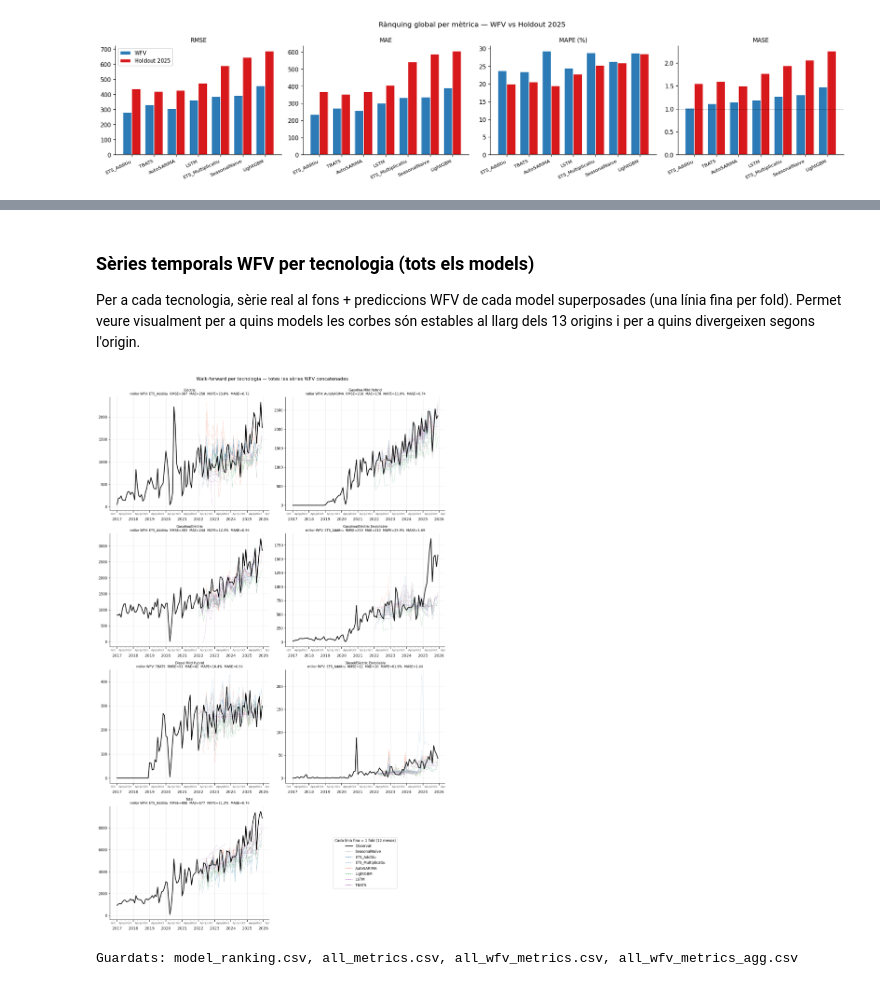
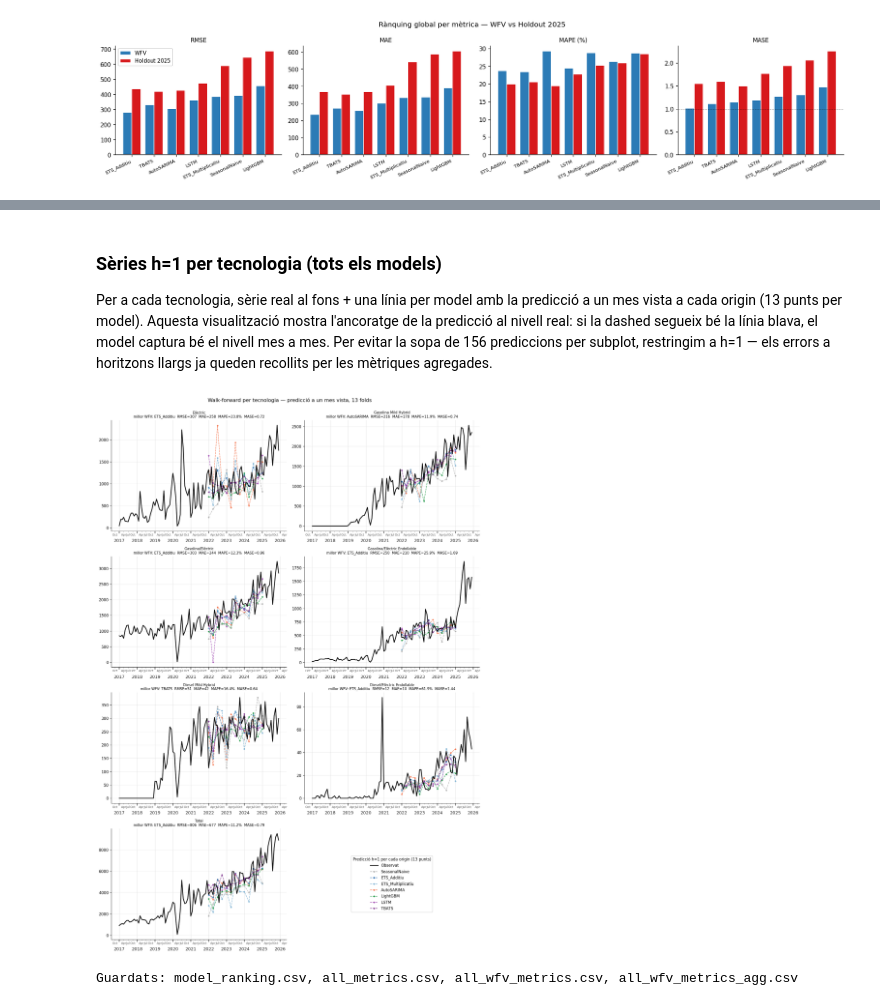
Before and after one commit to C0SBEL/projecte-forecasting, a Jupyter notebook: notebooks/evaluation.ipynb, the cells around one changed output, grey strips where cells are left out. Saved outputs shown, nothing was run; the diff lists cells and outputs as text; code cells hidden in the pictures.

```diff
--- a/notebooks/evaluation.ipynb
+++ b/notebooks/evaluation.ipynb
@@ -332,8 +332,10 @@ El rànquing de la secció 2 i les comparacions de la secció 3 es basen en un
 
 Procediment estàndard segons Hyndman & Athanasopoulos, *Forecasting: Principles and Practice* (cap. 5.10), i emprat a les M-competitions de Makridakis. Aporta una estimació amb molta menys variància que el holdout únic perquè agrega l'error sobre 7 sèries × ~13 folds = ~91 evaluacions per model.
 # %%
-wfv_metric_files   = list(RESULTS_DIR.glob('*_wfv_metrics.csv'))
-wfv_forecast_files = list(RESULTS_DIR.glob('*_wfv_forecasts.csv'))
+wfv_metric_files   = [f for f in RESULTS_DIR.glob('*_wfv_metrics.csv')
+                       if not f.name.startswith('all_')]
+wfv_forecast_files = [f for f in RESULTS_DIR.glob('*_wfv_forecasts.csv')
+                       if not f.name.startswith('all_')]
 print(f'WFV metrics files: {[f.name for f in wfv_metric_files]}')
 print(f'WFV forecast files: {[f.name for f in wfv_forecast_files]}')
 
@@ -350,11 +352,12 @@ wfv_forecasts_raw = pd.concat([pd.read_csv(f, parse_dates=['fold_start', 'date']
 # Drop folds amb error de convergència
 wfv_metrics = wfv_metrics_raw.dropna(subset=['MASE']).copy()
 
-# Mitjana per (Tecnologia, Model) — anàleg a all_metrics però sobre folds
+# Mitjana per (Tecnologia, Model)
 wfv_metrics_agg = (wfv_metrics
                    .groupby(['Tecnologia', 'Model'])[METRICS_4]
                    .mean().round(2).reset_index())
 
-print(f'\nFolds vàlids: {len(wfv_metrics)} ({len(wfv_metrics_raw) - len(wfv_metrics)} folds amb error de convergència descartats)')
+print(f'\nFolds vàlids: {len(wfv_metrics)} '
+      f'({len(wfv_metrics_raw) - len(wfv_metrics)} folds amb error descartats)')
 print(f'Tecnologies × Models: {wfv_metrics_agg.shape[0]} files')
 # %% [output]
@@ -427,5 +430,13 @@ Replicació del format de la secció 3 sobre dades WFV: per a cada tecnologia, t
 # %%
-per_tech_tables_and_bars(wfv_metrics_agg, 'wfv', '20', 'Walk-forward (mitjana folds)')
+# Només taules (sense bar-charts: ja tenim el ranquing global a la figura anterior)
+for tech in TECNOLOGIES:
+    sub = (wfv_metrics_agg[wfv_metrics_agg['Tecnologia'] == tech]
+           .set_index('Model')[METRICS_4].round(2)
+           .sort_values('MASE'))
+    if len(sub) == 0:
+        continue
+    print(f'\n— {tech} —')
+    display(sub.style.highlight_min(axis=0, props='font-weight:bold; color:#1a9641'))
 # %% [output]
 — Elèctric —
 |  | RMSE | MAE | MAPE | MASE |
@@ -475,50 +559,52 @@ per_tech_tables_and_bars(wfv_metrics_agg, 'wfv', '20', 'Walk-forward (mitjana fo
 # %% [markdown]
-### Sèries temporals WFV per tecnologia (tots els models)
+### Sèries h=1 per tecnologia (tots els models)
 
-Per a cada tecnologia, sèrie real al fons + prediccions WFV de cada model superposades (una línia fina per fold). Permet veure visualment per a quins models les corbes són estables al llarg dels 13 origins i per a quins divergeixen segons l'origin.
+Per a cada tecnologia, sèrie real al fons + una línia per model amb la predicció a un mes vista a cada origin (13 punts per model). Aquesta visualització mostra l'ancoratge de la predicció al nivell real: si la dashed segueix bé la línia blava, el model captura bé el nivell mes a mes. Per evitar la sopa de 156 prediccions per subplot, restringim a h=1 — els errors a horitzons llargs ja queden recollits per les mètriques agregades.
 # %%
 pivot_full_ev = pd.concat([pivot_train_ev, pivot_test_ev]).sort_index()
 
-fig, axes = plt.subplots(4, 2, figsize=(14, 22))
+fig, axes = plt.subplots(4, 2, figsize=(14, 20))
 axes_flat = axes.flatten()
 
 for i, tech in enumerate(TECNOLOGIES):
     ax = axes_flat[i]
     s = pivot_full_ev[tech]
     ax.plot(s.index, s.values, color='black', lw=2, zorder=10)
 
-    sub = wfv_forecasts_raw[wfv_forecasts_raw['Tecnologia'] == tech]
+    sub = wfv_forecasts_raw[
+        (wfv_forecasts_raw['Tecnologia'] == tech)
+        & (wfv_forecasts_raw['h'] == 1)
+    ]
     for model_name in sorted(sub['Model'].unique()):
-        msub = sub[sub['Model'] == model_name]
-        c = palette.get(model_name, '#888888')
-        for fold_start, g in msub.groupby('fold_start'):
-            g2 = g.sort_values('h')
-            ax.plot(pd.to_datetime(g2['date']), g2['predicted'],
-                    color=c, lw=0.9, ls='--', alpha=0.35)
+        msub = sub[sub['Model'] == model_name].sort_values('date')
+        ax.plot(pd.to_datetime(msub['date']), msub['predicted'],
+                color=palette.get(model_name, '#888888'),
+                lw=1.3, ls='--', marker='o', ms=3, alpha=0.85)
 
     best = (wfv_metrics_agg[wfv_metrics_agg['Tecnologia'] == tech]
             .sort_values('MASE').iloc[0])
     ax.set_title(
         f'{tech}\nmillor WFV: {best["Model"]}  RMSE={best["RMSE"]:.0f}  '
         f'MAE={best["MAE"]:.0f}  MAPE={best["MAPE"]:.1f}%  MASE={best["MASE"]:.2f}',
         fontsize=9)
     format_ts_ax(ax)
 
 axes_flat[-1].axis('off')
 legend = [Line2D([0], [0], color='black', lw=2, label='Observat')]
 for model_name, c in palette.items():
     if model_name in wfv_metrics_agg['Model'].unique():
-        legend.append(Line2D([0], [0], color=c, lw=1.2, ls='--', label=model_name))
+        legend.append(Line2D([0], [0], color=c, lw=1.3, ls='--', marker='o',
+                             ms=3, label=model_name))
 axes_flat[-1].legend(handles=legend, loc='center', fontsize=10,
-                     title='Cada línia fina = 1 fold (12 mesos)')
+                     title='Predicció h=1 per cada origin (13 punts)')
 
-plt.suptitle('Walk-forward per tecnologia — totes les sèries WFV concatenades',
+plt.suptitle('Walk-forward per tecnologia — predicció a un mes vista, 13 folds',
              fontsize=13, y=1.0)
 plt.tight_layout()
 plt.savefig(FIGURES_DIR / 'fig_21_wfv_series_per_tech.png', bbox_inches='tight')
 plt.show()
 # %% [output]
-[figure, old version]
+[figure, new version]
 # %%
 summary.reset_index().to_csv(RESULTS_DIR / 'model_ranking.csv', index=False)
 all_metrics.to_csv(RESULTS_DIR / 'all_metrics.csv', index=False)
```
Also changed, not shown: parts of 5 cells of this notebook, 22 other files.
